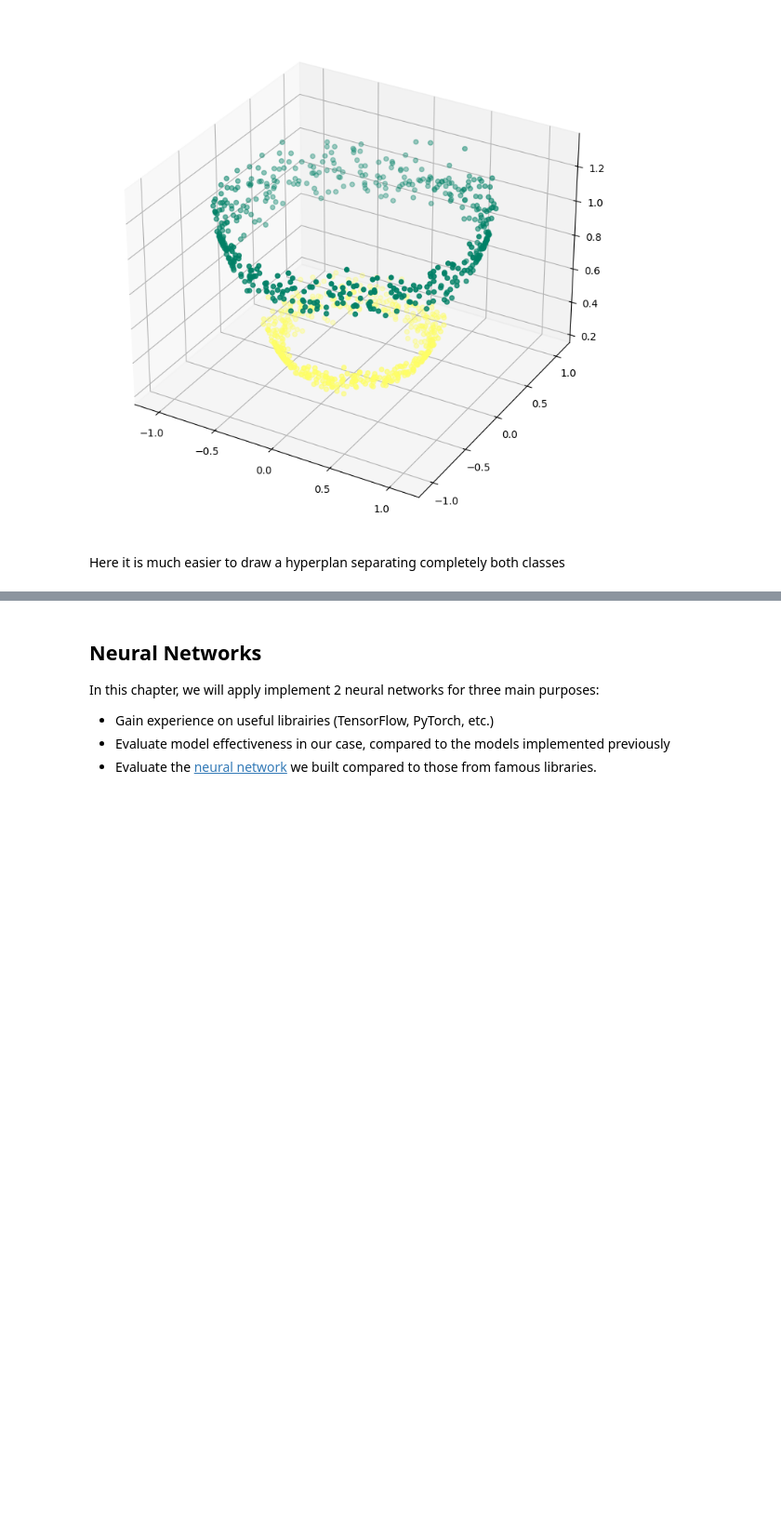
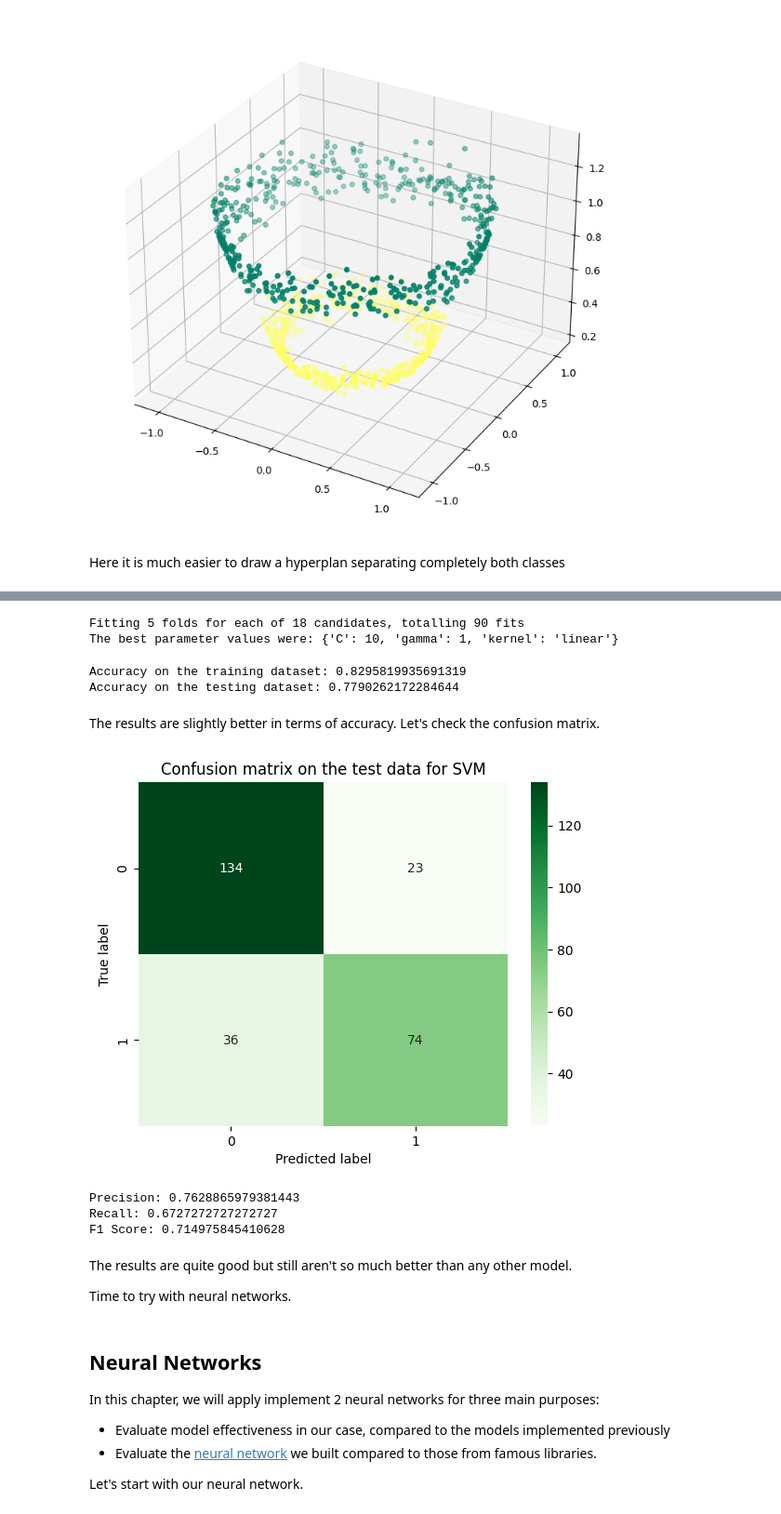
Before and after one commit to Gdeterline/Titanic_Survival_Prediction, a Jupyter notebook: main.ipynb, the cells around one changed output, grey strips where cells are left out. Shown at 93% size. Cells and saved outputs as stored; diff of their text form; code cells hidden in the pictures; blank space fills up the shorter version.

```diff
--- a/main.ipynb
+++ b/main.ipynb
@@ -1022,7 +1049,66 @@ svms = SVC()
+# %%
+from sklearn.model_selection import GridSearchCV
+
+parameters_dictionary = {'kernel':['linear', 'rbf'],
+                         'C':[0.0001, 1, 10],
+                         'gamma':[1, 10, 100]}
+svc = SVC()
+
+grid_search = GridSearchCV(svc,
+                           parameters_dictionary,
+                           scoring = 'recall',
+                           return_train_score=True,
+                           cv = 5,
+                           verbose = 1) # Displays how many combinations of parameters and folds we'll have, for more information as the time to run each search, use 2 or 3 values instead of 1)
+grid_search.fit(X_train, y_train)
+
+best_parameters = grid_search.best_params_
+print('The best parameter values were:', best_parameters)
+# %% [output]
+Fitting 5 folds for each of 18 candidates, totalling 90 fits
+The best parameter values were: {'C': 10, 'gamma': 1, 'kernel': 'linear'}
+# %%
+svc = grid_search.best_estimator_
+
+y_test_svc_prediction = svc.predict(X_test)
+accuracy_svc_test = sk.metrics.accuracy_score(y_test, y_test_svc_prediction)
+
+print("Accuracy on the training dataset: " + str(svc.score(X_train, y_train)))
+print("Accuracy on the testing dataset: " + str(accuracy_svc_test))
+# %% [output]
+Accuracy on the training dataset: 0.8295819935691319
+Accuracy on the testing dataset: 0.7790262172284644
+# %% [markdown]
+The results are slightly better in terms of accuracy. Let's check the confusion matrix.
+# %%
+sns.heatmap(sk.metrics.confusion_matrix(y_test, y_test_svc_prediction), annot=True, fmt='d', cmap='Greens')
+plt.xlabel('Predicted label')
+plt.ylabel('True label')
+plt.title('Confusion matrix on the test data for SVM')
+plt.savefig("./data_analysis_plots/confusion_matrix_test_svm_optimized.png")
+plt.show()
+
+precision = sk.metrics.precision_score(y_test, y_test_svc_prediction)
+recall = sk.metrics.recall_score(y_test, y_test_svc_prediction)
+f1 = sk.metrics.f1_score(y_test, y_test_svc_prediction)
+
+print("Precision: " + str(precision))
+print("Recall: " + str(recall))
+print("F1 Score: " + str(f1))
+# %% [output]
+[figure, added]
+Precision: 0.7628865979381443
+Recall: 0.6727272727272727
+F1 Score: 0.714975845410628
+# %% [markdown]
+The results are quite good but still aren't so much better than any other model.
+
+Time to try with neural networks.
 # %% [markdown]
 ## **Neural Networks**
 
 In this chapter, we will apply implement 2 neural networks for three main purposes:
-- Gain experience on useful librairies (TensorFlow, PyTorch, etc.)
 - Evaluate model effectiveness in our case, compared to the models implemented previously
 - Evaluate the [neural network](#https://github.com/Gdeterline/Neural-Network-Build/blob/main/README.md) we built compared to those from famous libraries.
+
+Let's start with our neural network.
```
Also changed, not shown: parts of 10 cells of this notebook, 6 other files.
